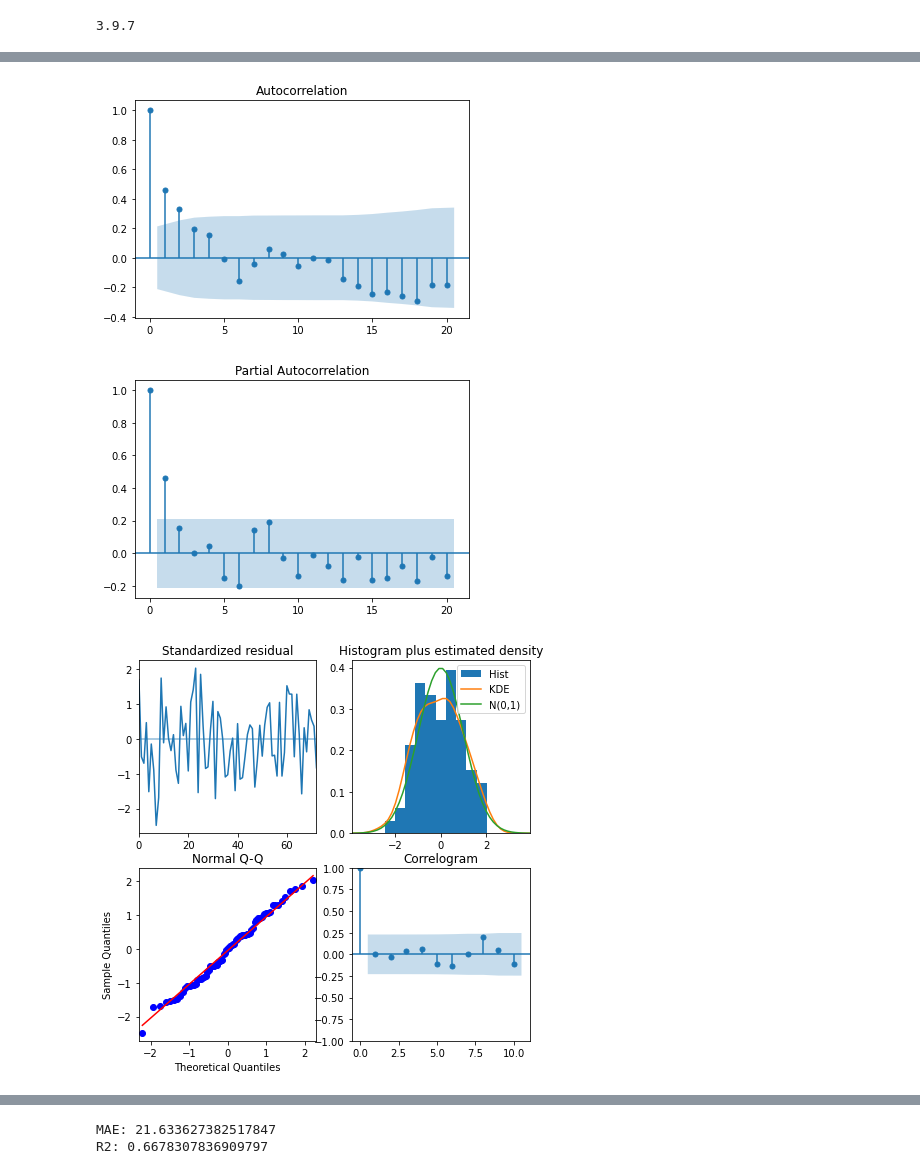
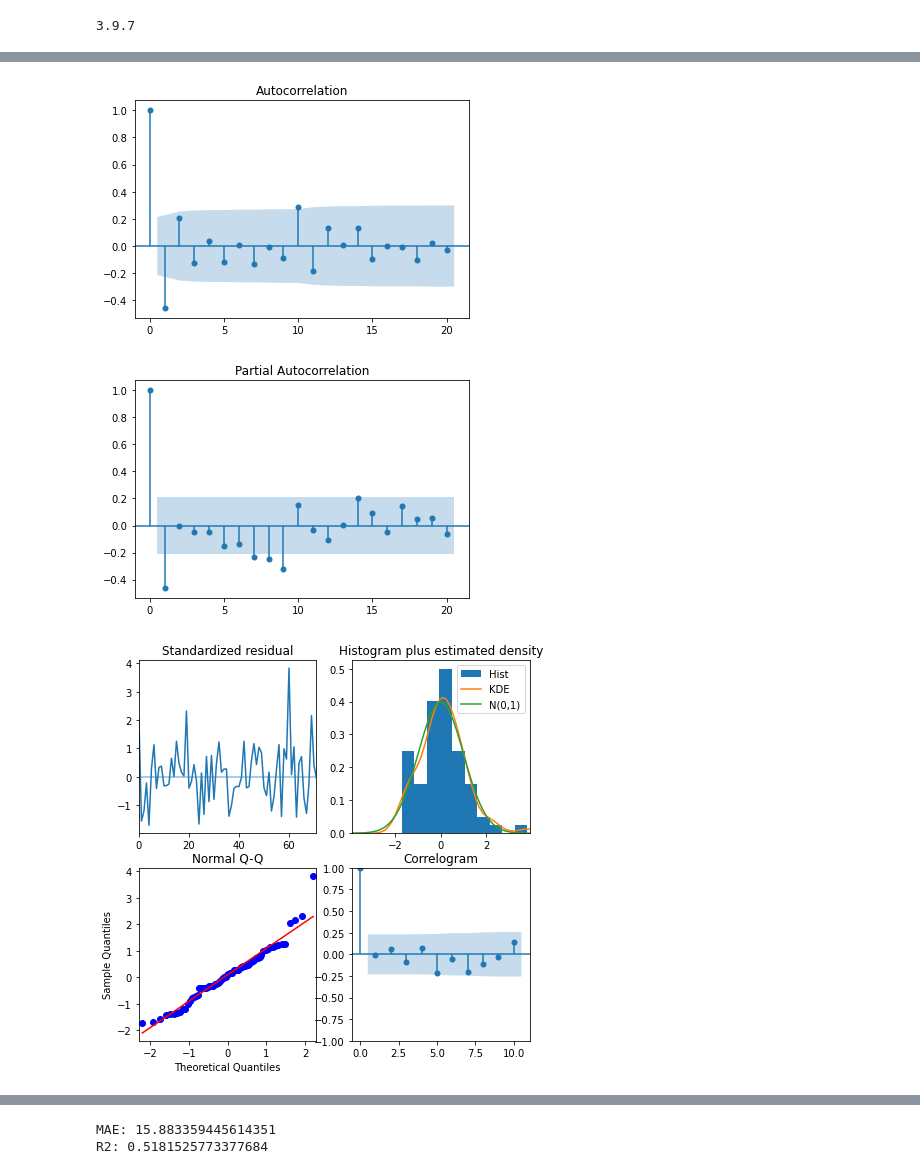
Before and after one commit to S-Diemel/JBG050, a Jupyter notebook: arima_2.ipynb, the cells around one changed output, grey strips where cells are left out. Cells and saved outputs as stored; diff of their text form; code cells hidden in the pictures.

```diff
--- a/arima_2.ipynb
+++ b/arima_2.ipynb
@@ -28,12 +32,8 @@ warnings.filterwarnings('ignore')
 # %%
-burg = 'burglarys city'
-col = burg
+col = 'burglarys city'
 n_periods = 12
-city = 'Blackpool'
+city = 'Solihull'
 
-df = pd.read_csv('C:\\Users\\20203666\\Documents\\JBG050-data\\final_burglary_data_city1.csv')
-print(sorted(df['city'].unique()))
-df['year month'] = [datetime.strptime(date, '%Y-%m') for date in df['year month']]
 df_city = df.loc[df['city'] == city]
 # Reset index to stop expected value error
 
@@ -48,6 +48,7 @@ adf = adfuller(df_city_train[col].dropna())
 if adf[1] >0.05:
     df_city_sorted['diff burglarys city'] = df_city_sorted[col].diff()
     col= 'diff burglarys city'
+    print('WARNING!\nTime Series is non-stationary, taking the first difference \n')
 
 #Create test partition
 df_city_train = df_city_sorted['2010-12':'2017-12']
@@ -81,11 +82,11 @@ if adf[1] > 0.05:
     for i in range(len(df_city_test[:n_periods])):
         if i == 0:
             y = df_city_train[col][-1]
-        predicted_upper = y +upper_series[i]
+        predicted_upper = y + upper_series[i]
         upper_series[i] = predicted_upper
-        predicted_y = y+fitted_series[i]
+        predicted_y = y + fitted_series[i]
         fitted_series[i] = predicted_y
-        predicted_lower = y+lower_series[i]
+        predicted_lower = y + lower_series[i]
         lower_series[i] = predicted_lower
         y=predicted_y
 
@@ -119,7 +120,7 @@ Performing stepwise search to minimize aic
 ===================================================================================
 
 Warnings:
 [1] Covariance matrix calculated using the outer product of gradients (complex-step).
-[figure, old version]
+[figure, new version]
-[figure, old version]
+[figure, new version]
-[figure, old version]
+[figure, new version]
@@ -128,5 +129,5 @@ Warnings:
 print('MAE:', mean_absolute_error(df_city_test[col][:n_periods].dropna(), fitted_series))
 print("R2:", r2_score(df_city_test[col][:n_periods].dropna(), fitted_series))
 # %% [output]
-MAE: 21.633627382517847
-R2: 0.6678307836909797
+MAE: 15.883359445614351
+R2: 0.5181525773377684
```
Also changed, not shown: parts of 8 cells of this notebook.
